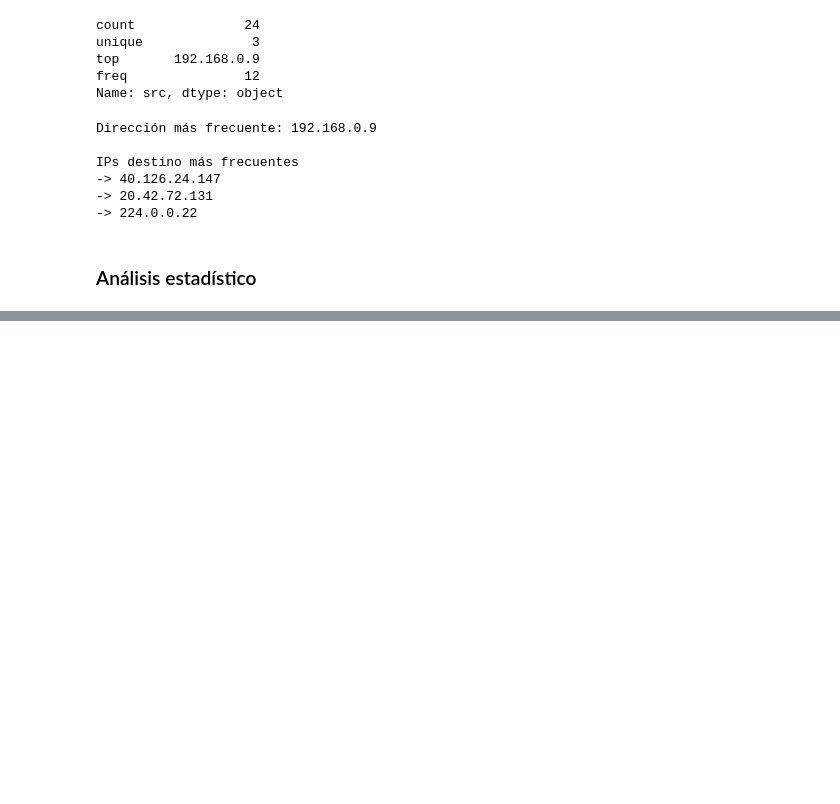
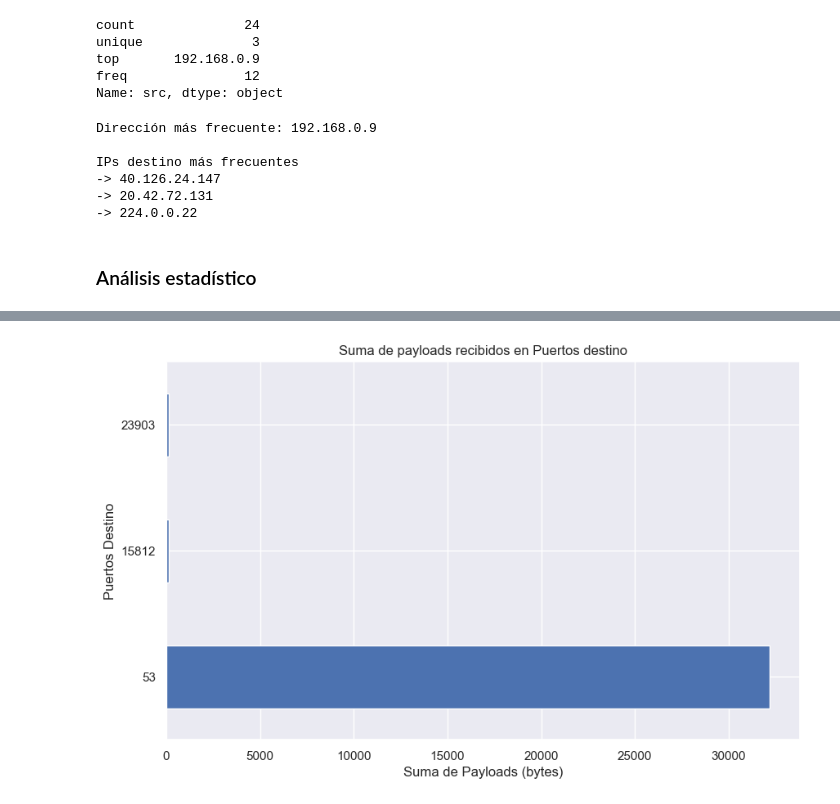
Before and after one commit to ChristopherG19/UVG_SDS_Lab6, a Jupyter notebook: Laboratorio#6.ipynb, the cells around one changed output, grey strips where cells are left out. Saved outputs shown, nothing was run; the diff lists cells and outputs as text; code cells hidden in the pictures; blank space fills up the shorter version.

```diff
--- a/Laboratorio#6.ipynb
+++ b/Laboratorio#6.ipynb
@@ -237,0 +378,10 @@ IPs destino más frecuentes
+# %%
+# Gráfica d. Suma de payloads recibidos en puertos destino
+plt.figure(figsize=(10, 6))
+df.groupby('dport')['len'].sum().plot(kind='barh')
+plt.title('Suma de payloads recibidos en Puertos destino')
+plt.xlabel('Suma de Payloads (bytes)')
+plt.ylabel('Puertos Destino')
+plt.show()
+# %% [output]
+[figure, added]
```
Also changed, not shown: parts of 15 cells of this notebook.
